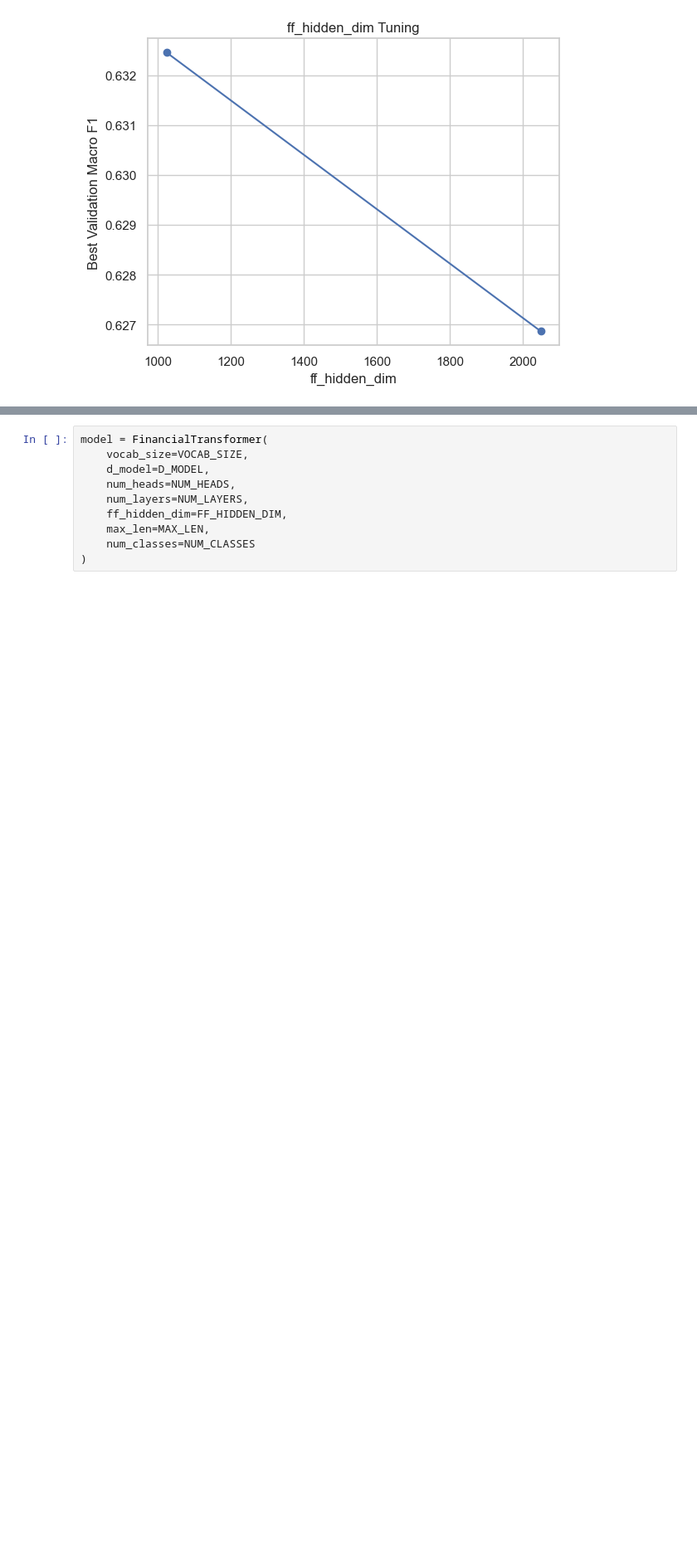
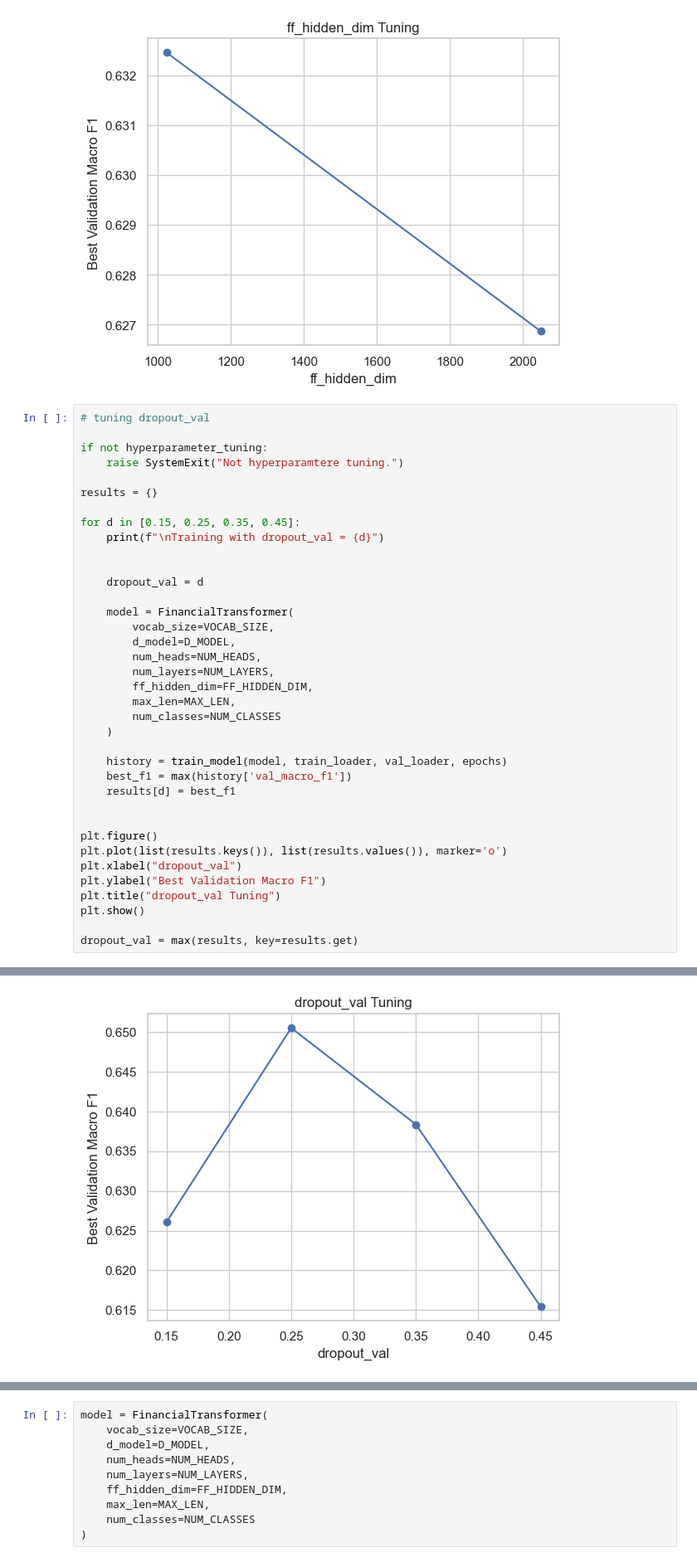
Before and after one commit to MLGroup28/financial_text_sentiment_analysis, a Jupyter notebook: financial_text_sentiment_analysis.ipynb, the cells around one changed output, grey strips where cells are left out. Shown at 83% size. Saved outputs shown, nothing was run; the diff lists cells and outputs as text; blank space fills up the shorter version.

```diff
--- a/financial_text_sentiment_analysis.ipynb
+++ b/financial_text_sentiment_analysis.ipynb
@@ -872,3 +872,41 @@ Epoch 13/15 | Loss: 0.4834 | Acc: 0.8075 | Val Loss: 1.3259 | Val Acc: 0.6722 |
 Epoch 14/15 | Loss: 0.4527 | Acc: 0.8289 | Val Loss: 1.3797 | Val Acc: 0.6485 | Val Macro F1: 0.6005
 Epoch 15/15 | Loss: 0.4292 | Acc: 0.8326 | Val Loss: 1.2672 | Val Acc: 0.6866 | Val Macro F1: 0.6269
 [figure]
+# %%
+# tuning dropout_val
+
+if not hyperparameter_tuning:
+    raise SystemExit("Not hyperparamtere tuning.")
+
+results = {}
+
+for d in [0.15, 0.25, 0.35, 0.45]:
+    print(f"\nTraining with dropout_val = {d}")
+
+
+    dropout_val = d
+
+    model = FinancialTransformer(
+        vocab_size=VOCAB_SIZE,
+        d_model=D_MODEL,
+        num_heads=NUM_HEADS,
+        num_layers=NUM_LAYERS,
+        ff_hidden_dim=FF_HIDDEN_DIM,
+        max_len=MAX_LEN,
+        num_classes=NUM_CLASSES
+    )
+
+    history = train_model(model, train_loader, val_loader, epochs)
+    best_f1 = max(history['val_macro_f1'])
+    results[d] = best_f1
+
+
+plt.figure()
+plt.plot(list(results.keys()), list(results.values()), marker='o')
+plt.xlabel("dropout_val")
+plt.ylabel("Best Validation Macro F1")
+plt.title("dropout_val Tuning")
+plt.show()
+
+dropout_val = max(results, key=results.get)
+# %% [output]
@@ -874,0 +930 @@ Epoch 15/15 | Loss: 0.4292 | Acc: 0.8326 | Val Loss: 1.2672 | Val Acc: 0.6866 |
+[figure, added]
```
Also changed, not shown: parts of 11 cells of this notebook.
